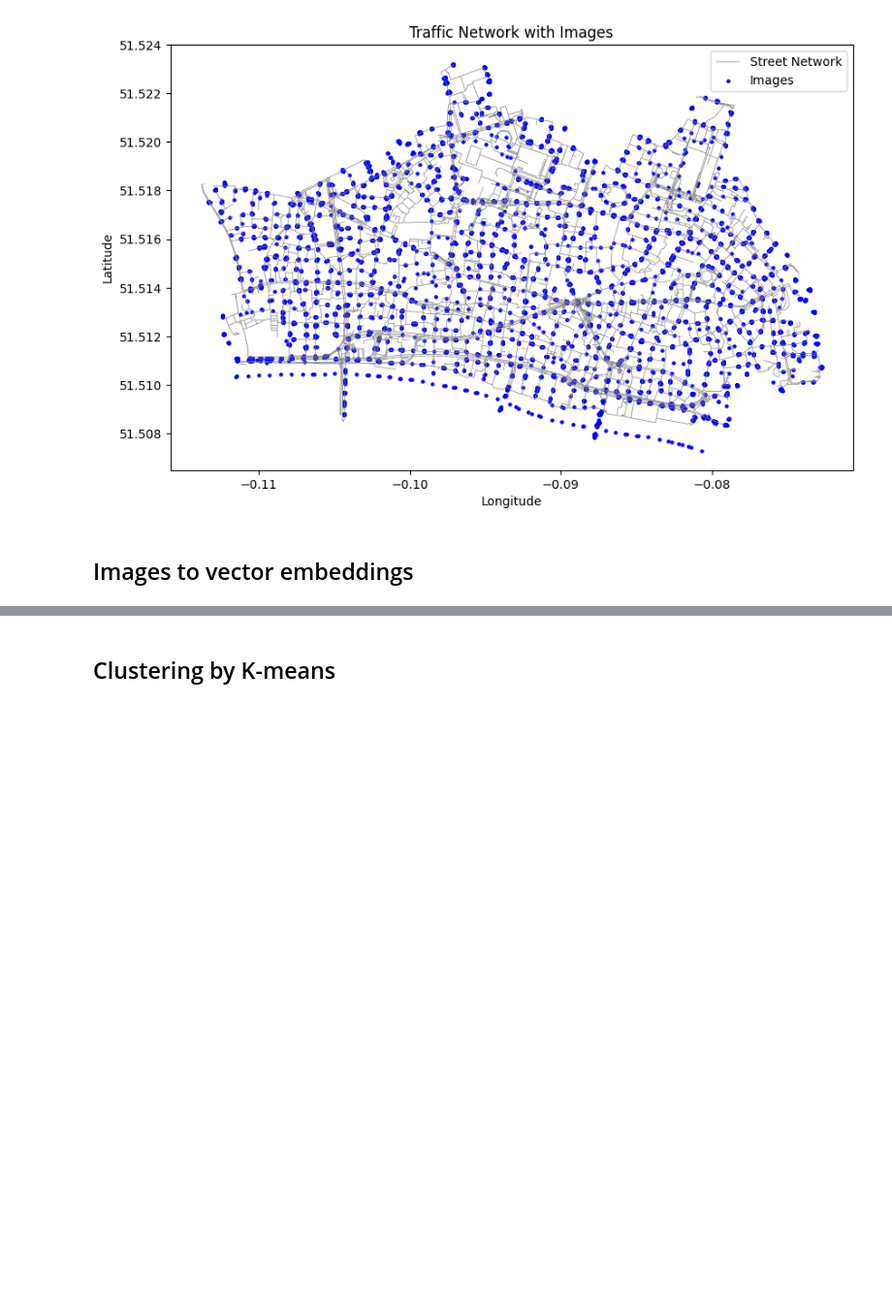
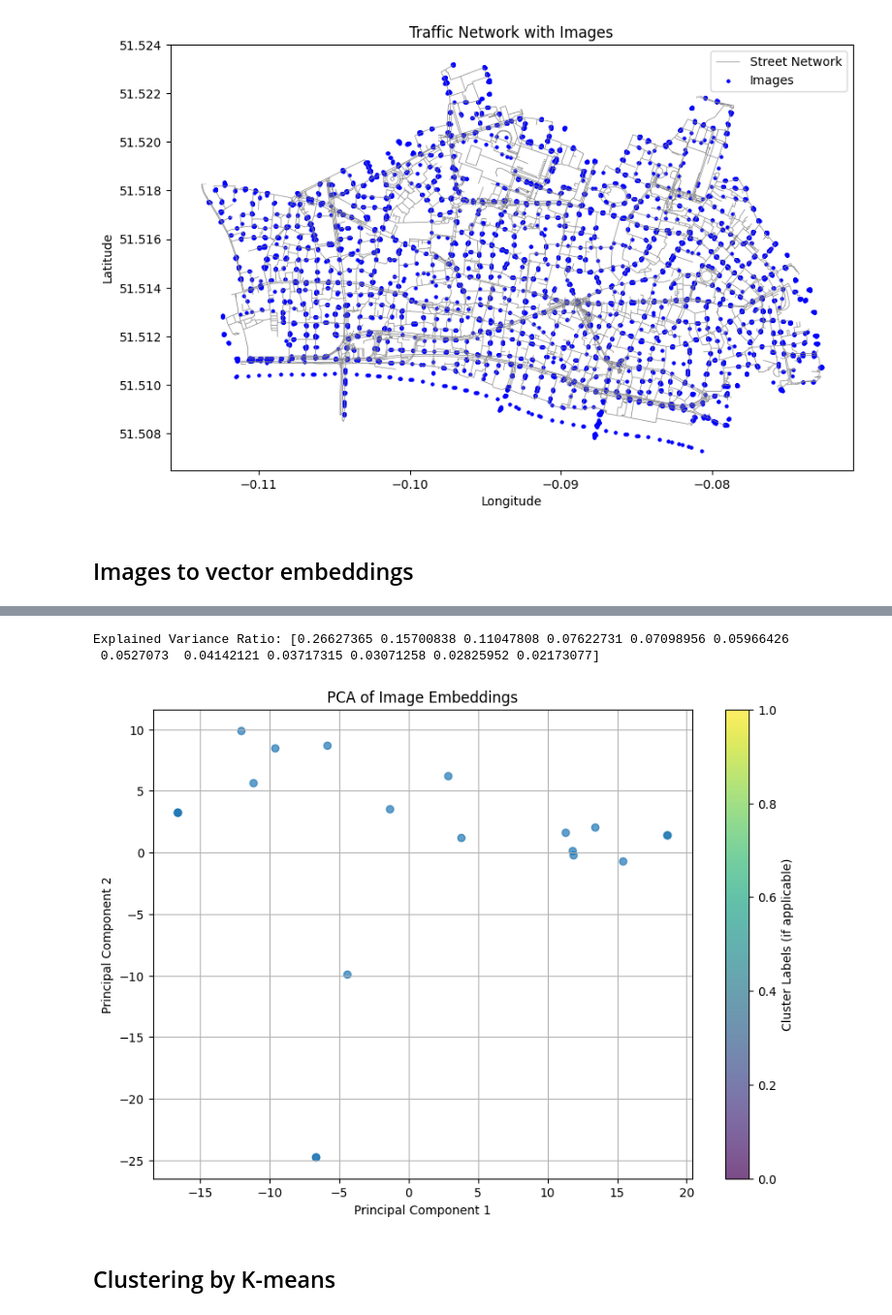
Before and after one commit to luciannijman/STREET, a Jupyter notebook: street.ipynb, the cells around one changed output, grey strips where cells are left out. Shown at 97% size. Drawn from its saved outputs; the diff is of its cells as text; code cells hidden in the pictures; blank space fills up the shorter version.

```diff
--- a/street.ipynb
+++ b/street.ipynb
@@ -134,0 +223,36 @@ tensor([[0.0000, 0.0000, 0.0000,  ..., 0.0000, 1.8926, 0.0000]])
+# %%
+# Load the DataFrame (if not already in memory)
+embeddings_df = pd.read_pickle("image_embeddings.pkl")  # Uncomment if loading from file
+
+# Extract embeddings into a numpy array
+embeddings = np.stack(embeddings_df["embeddings"].values)
+
+# Perform PCA
+pca = PCA(n_components=12)  # Adjust n_components as needed (2D for visualization)
+reduced_embeddings = pca.fit_transform(embeddings)
+
+# Add PCA results to the DataFrame
+embeddings_df["pca_1"] = reduced_embeddings[:, 0]
+embeddings_df["pca_2"] = reduced_embeddings[:, 1]
+
+# Print explained variance ratio
+print("Explained Variance Ratio:", pca.explained_variance_ratio_)
+
+# Plot the PCA results
+plt.figure(figsize=(10, 7))
+scatter = plt.scatter(
+    embeddings_df["pca_1"], embeddings_df["pca_2"], c=None, cmap="viridis", alpha=0.7
+)
+plt.colorbar(scatter, label="Cluster Labels (if applicable)")
+plt.title("PCA of Image Embeddings")
+plt.xlabel("Principal Component 1")
+plt.ylabel("Principal Component 2")
+plt.grid()
+plt.show()
+
+# Save PCA DataFrame
+embeddings_df.to_csv("image_embeddings_with_pca.csv", index=False)
+# %% [output]
+Explained Variance Ratio: [0.26627365 0.15700838 0.11047808 0.07622731 0.07098956 0.05966426
+ 0.0527073  0.04142121 0.03717315 0.03071258 0.02825952 0.02173077]
+[figure, added]
```
Also changed, not shown: parts of 10 cells of this notebook.
